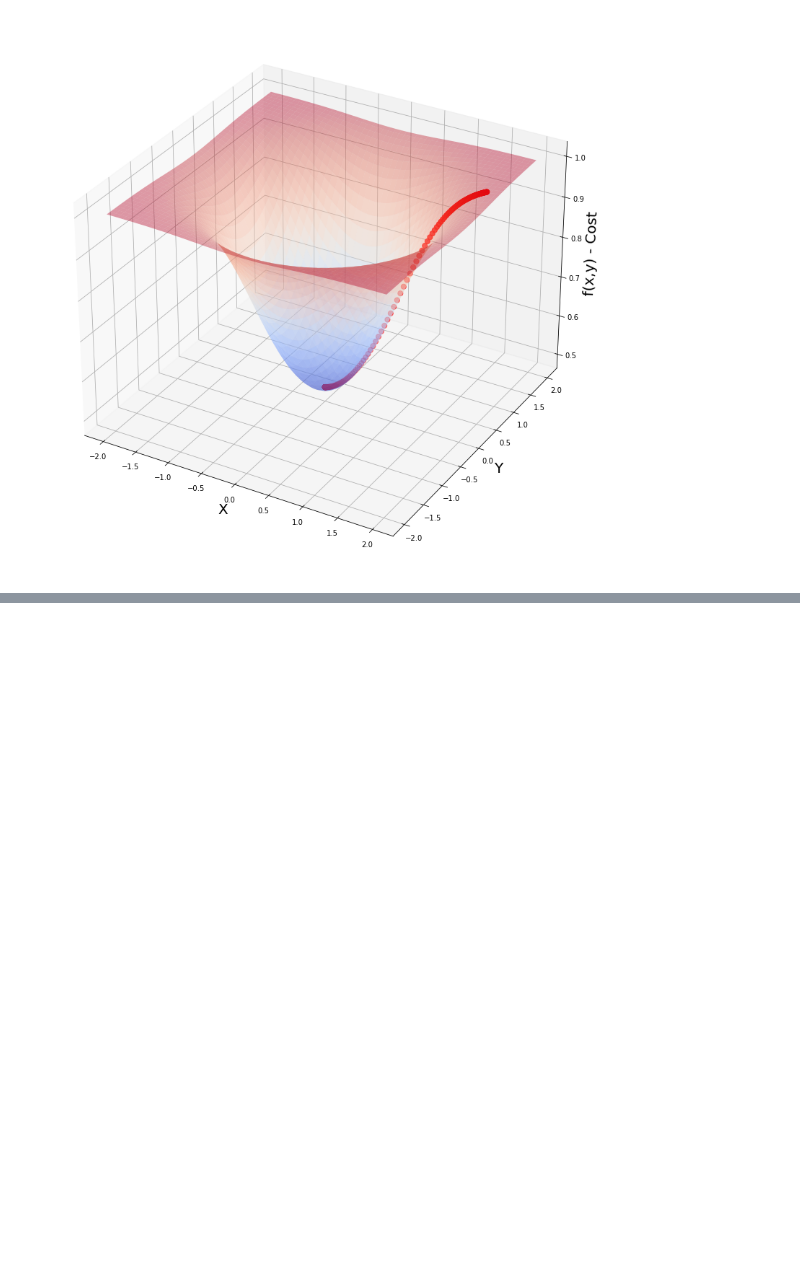
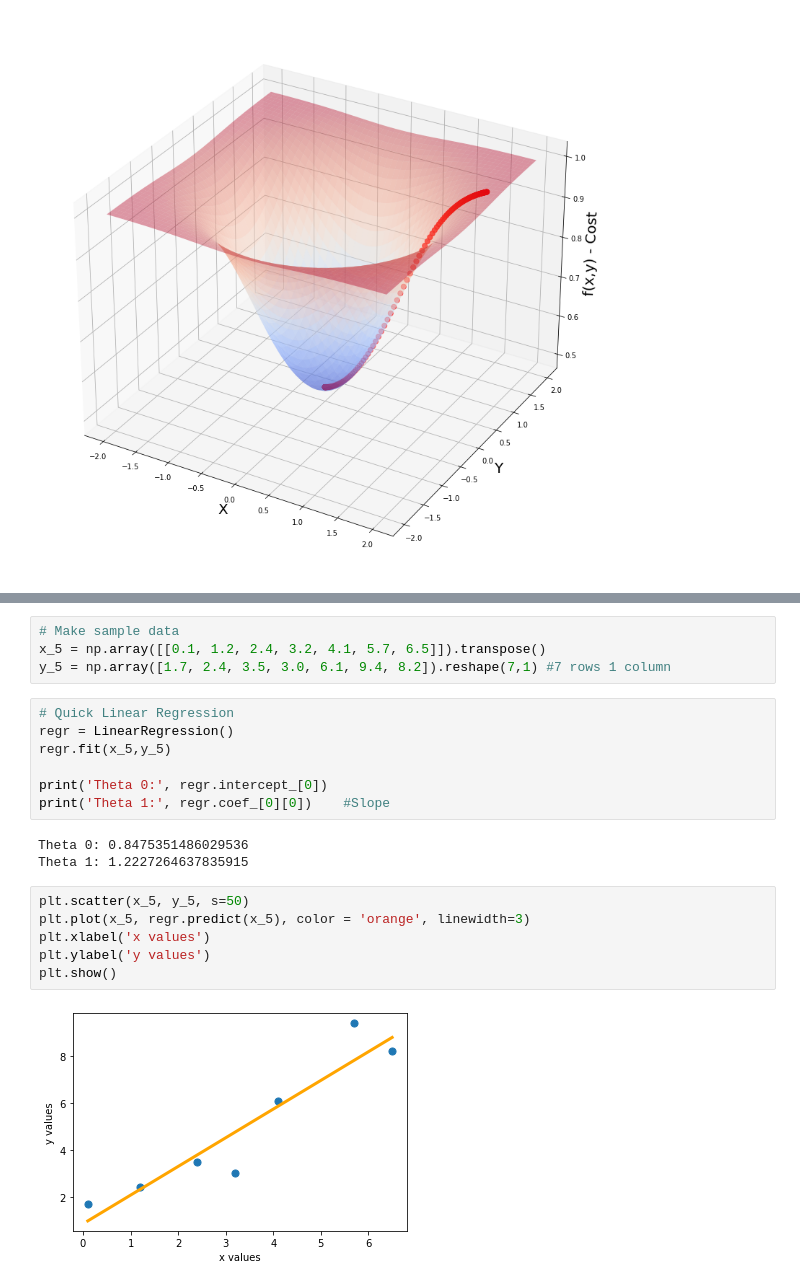
Before and after one commit to syedfaiqueali/Data-Science-And-Machine-Learning-Bootcamp, a Jupyter notebook: 2. Optimization and the Gradient Descent Algorithm/1. Gradient Descent.ipynb, the cells around one changed output, grey strips where cells are left out. Cells and saved outputs as stored; diff of their text form; blank space fills up the shorter version.

Commit message:
Introduction to MSE and transposing or reshaping arrays

```diff
--- a/2. Optimization and the Gradient Descent Algorithm/1. Gradient Descent.ipynb
+++ b/2. Optimization and the Gradient Descent Algorithm/1. Gradient Descent.ipynb
@@ -725,0 +736,22 @@ plt.show()
+# %%
+# Make sample data
+x_5 = np.array([[0.1, 1.2, 2.4, 3.2, 4.1, 5.7, 6.5]]).transpose()
+y_5 = np.array([1.7, 2.4, 3.5, 3.0, 6.1, 9.4, 8.2]).reshape(7,1) #7 rows 1 column
+# %%
+# Quick Linear Regression
+regr = LinearRegression()
+regr.fit(x_5,y_5)
+
+print('Theta 0:', regr.intercept_[0])
+print('Theta 1:', regr.coef_[0][0])    #Slope
+# %% [output]
+Theta 0: 0.8475351486029536
+Theta 1: 1.2227264637835915
+# %%
+plt.scatter(x_5, y_5, s=50)
+plt.plot(x_5, regr.predict(x_5), color = 'orange', linewidth=3)
+plt.xlabel('x values')
+plt.ylabel('y values')
+plt.show()
+# %% [output]
+[figure, added]
```
Also changed, not shown: parts of 2 cells of this notebook.
